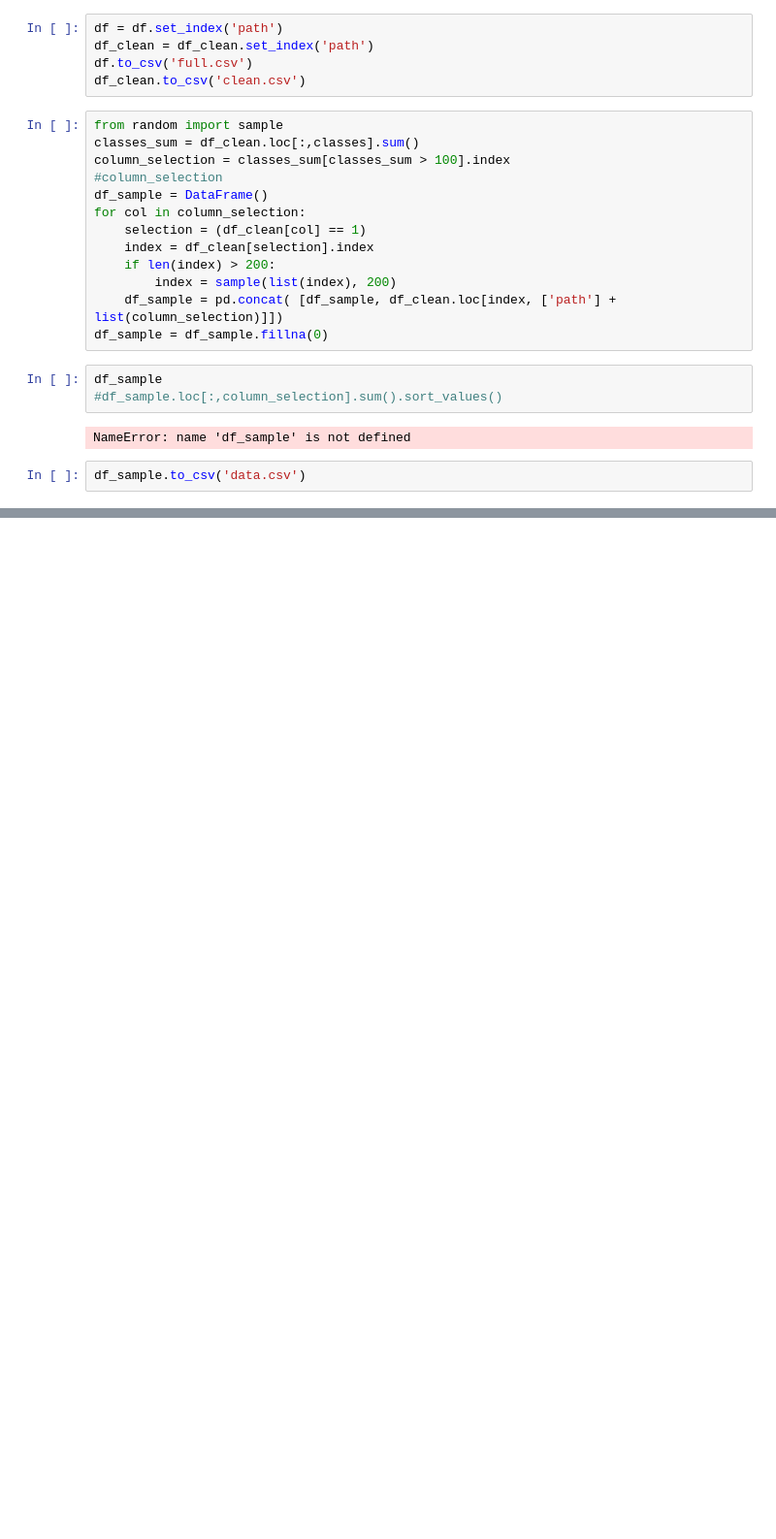
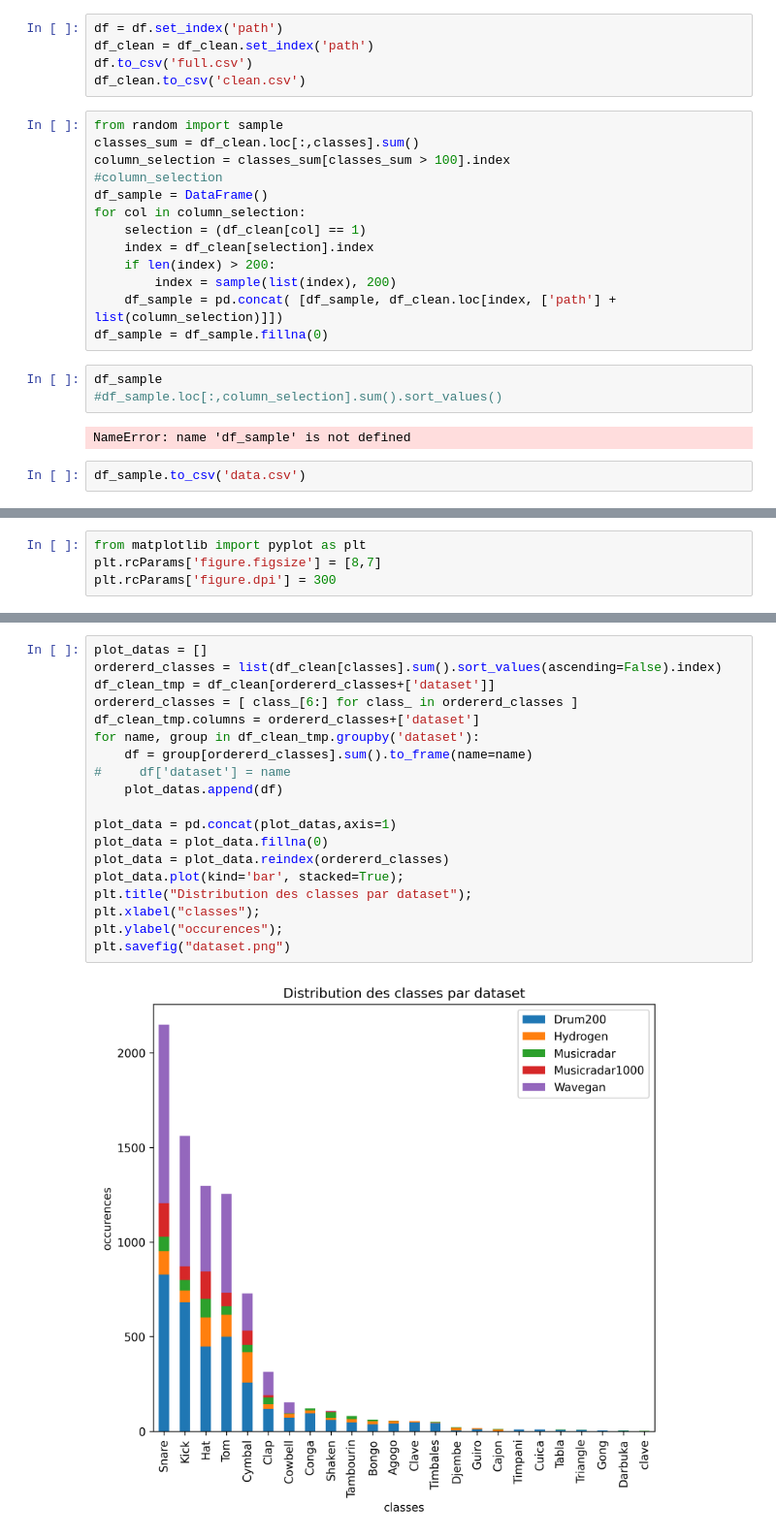
Before and after one commit to guitoo/DrumAI, a Jupyter notebook: Labelisation.ipynb, the cells around one changed output, grey strips where cells are left out. Shown at 97% size. Drawn from its saved outputs; the diff is of its cells as text; blank space fills up the shorter version.

```diff
--- a/Labelisation.ipynb
+++ b/Labelisation.ipynb
@@ -1132,0 +1150,4 @@ df_sample.to_csv('data.csv')
+# %%
+from matplotlib import pyplot as plt
+plt.rcParams['figure.figsize'] = [8,7]
+plt.rcParams['figure.dpi'] = 300
@@ -1132,0 +1175,21 @@ df_sample.to_csv('data.csv')
+# %%
+plot_datas = []
+ordererd_classes = list(df_clean[classes].sum().sort_values(ascending=False).index)
+df_clean_tmp = df_clean[ordererd_classes+['dataset']]
+ordererd_classes = [ class_[6:] for class_ in ordererd_classes ]
+df_clean_tmp.columns = ordererd_classes+['dataset']
+for name, group in df_clean_tmp.groupby('dataset'):
+    df = group[ordererd_classes].sum().to_frame(name=name)
+#     df['dataset'] = name
+    plot_datas.append(df)
+
+plot_data = pd.concat(plot_datas,axis=1)
+plot_data = plot_data.fillna(0)
+plot_data = plot_data.reindex(ordererd_classes)
+plot_data.plot(kind='bar', stacked=True);
+plt.title("Distribution des classes par dataset");
+plt.xlabel("classes");
+plt.ylabel("occurences");
+plt.savefig("dataset.png")
+# %% [output]
+[figure, added]
```
Also changed, not shown: parts of 3 cells of this notebook, 3 other files.
